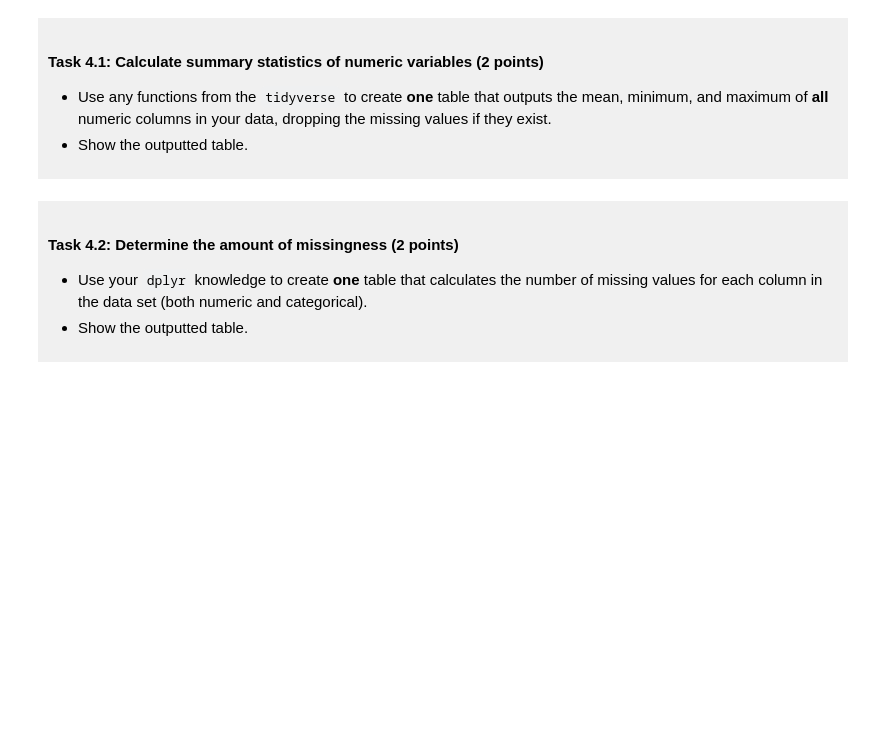
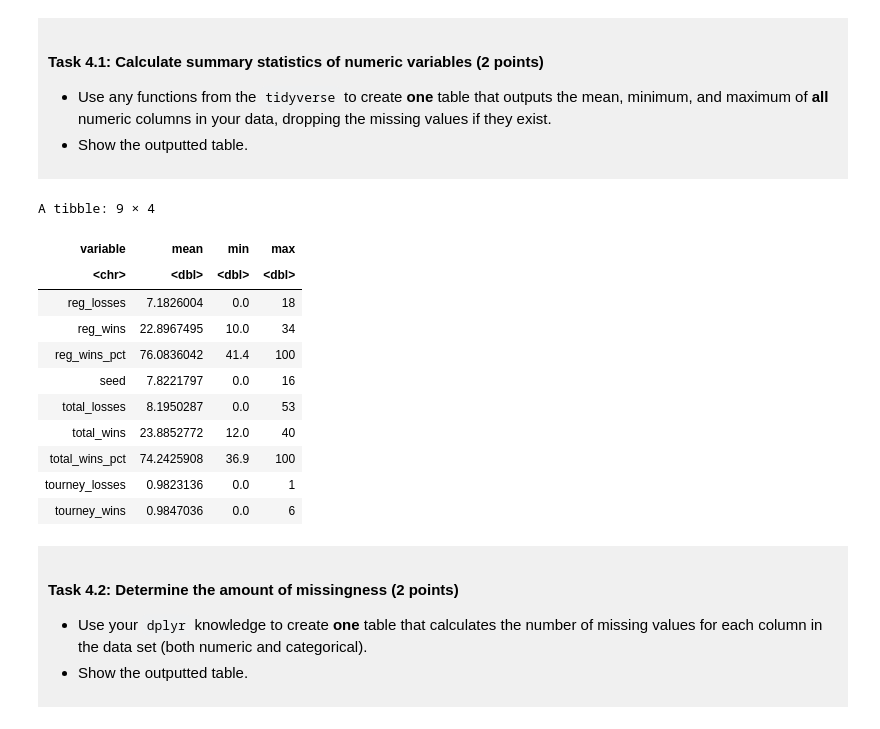
Before and after one commit to Mahdis-Rezaei1380/dsci-100-project-Mahdis-RezaeiTamijani, a Jupyter notebook: dsci-100-project-notebook.ipynb, the cells around one changed output. Saved outputs shown, nothing was run; the diff lists cells and outputs as text; code cells hidden in the pictures; blank space fills up the shorter version.

```diff
--- a/dsci-100-project-notebook.ipynb
+++ b/dsci-100-project-notebook.ipynb
@@ -255,6 +265,34 @@ You will refine your research question (if needed) and produce a tidy data set.
 </div>
 # %%
 ### EDIT THIS CODE CELL ###
+summary <-tidy_data |>
+   select(-school, -first_game_at_home, -year ) |> #excluding the columns that are not numerical
+pivot_longer( #using this function to make the table longer to make it easier to go through all values
+    cols=everything(),
+    names_to = "variable",
+    values_to = "value"
+) |>
+
+group_by(variable) |> #grouping the rows based on same varaible
+   summarize(  #using summarize functions to do the calculation
+       mean=mean(value, na.rm=TRUE),
+       min= min(value, na.rm=TRUE),
+       max= max(value, na.rm=TRUE)
+   )
+summary
+# %% [output]
+A tibble: 9 × 4
+| variable | mean | min | max |
+| <chr> | <dbl> | <dbl> | <dbl> |
+| reg_losses | 7.1826004 | 0.0 | 18 |
+| reg_wins | 22.8967495 | 10.0 | 34 |
+| reg_wins_pct | 76.0836042 | 41.4 | 100 |
+| seed | 7.8221797 | 0.0 | 16 |
+| total_losses | 8.1950287 | 0.0 | 53 |
+| total_wins | 23.8852772 | 12.0 | 40 |
+| total_wins_pct | 74.2425908 | 36.9 | 100 |
+| tourney_losses | 0.9823136 | 0.0 | 1 |
+| tourney_wins | 0.9847036 | 0.0 | 6 |
 # %% [markdown]
 <div style="background-color: #f0f0f0; padding: 10px;">
 
```
Also changed, not shown: parts of 7 cells of this notebook.
